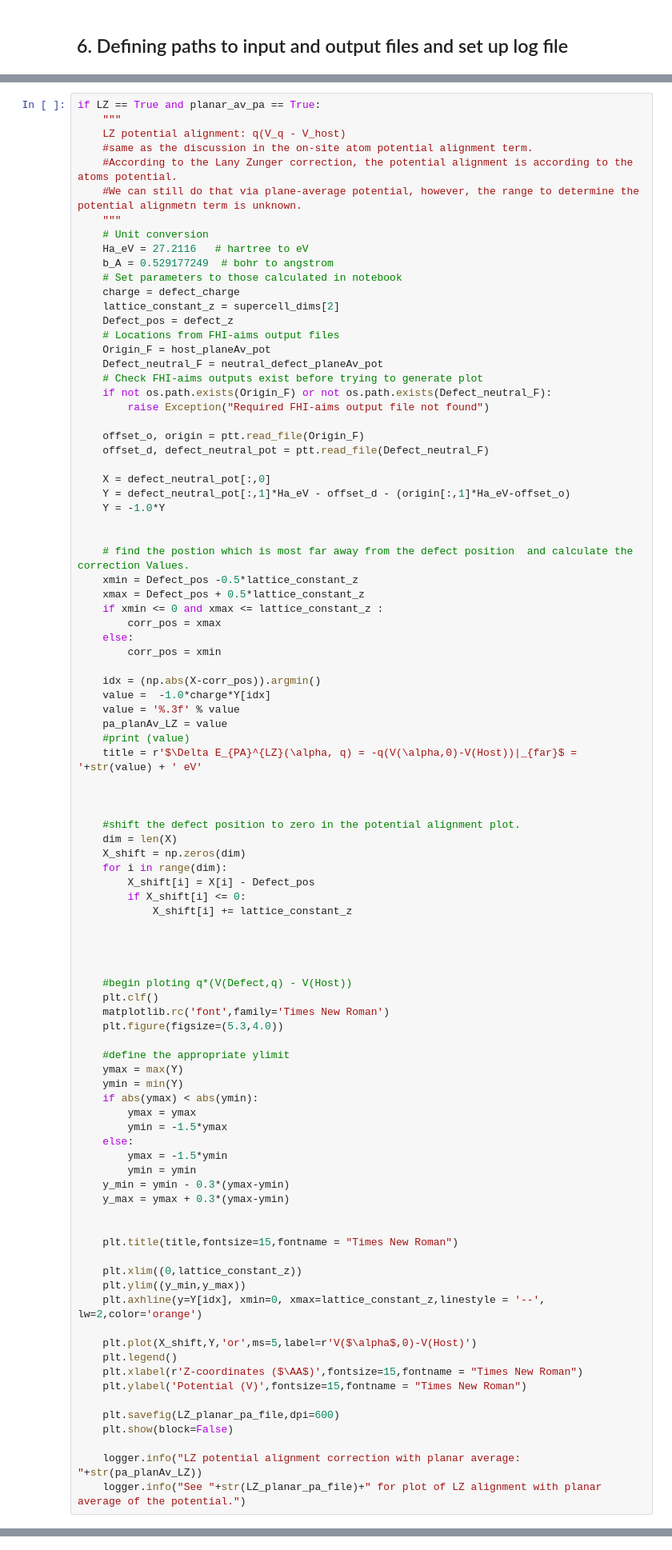
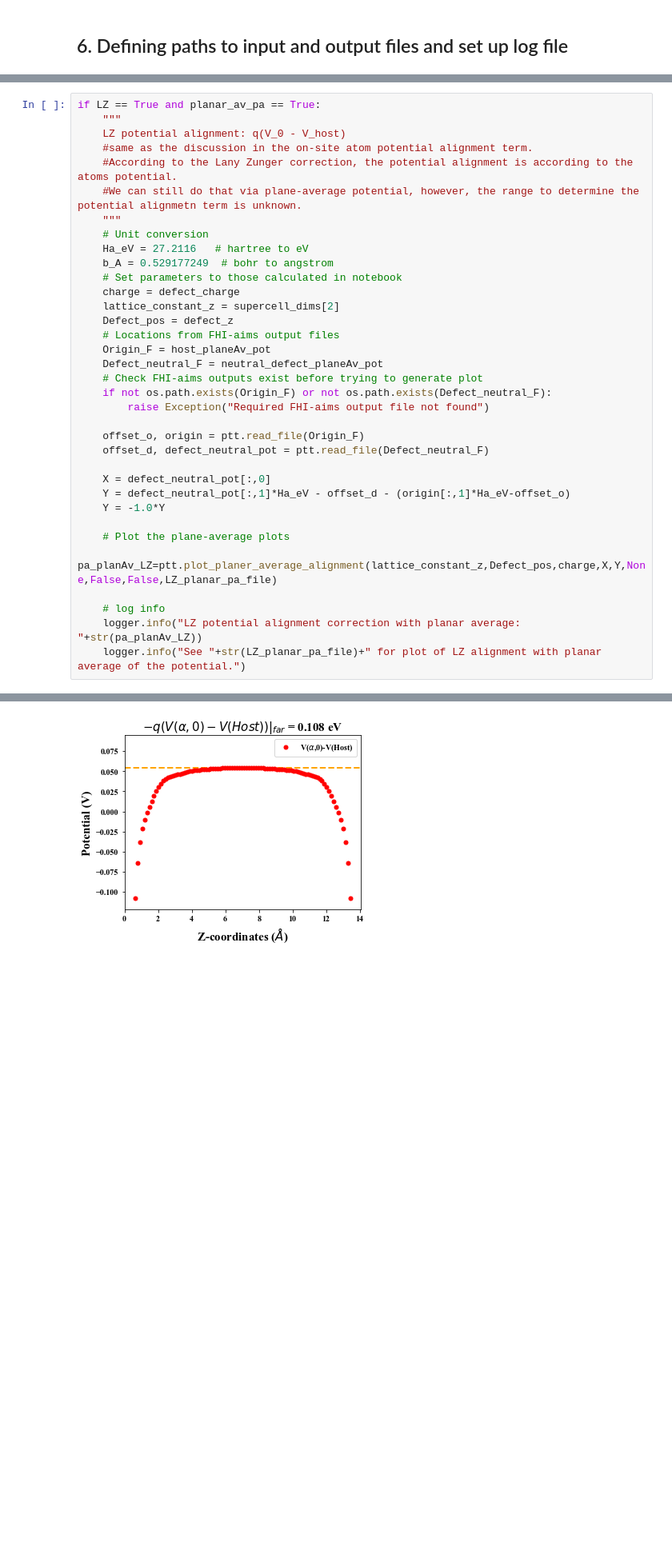
Before and after one commit to skw32/DefectCorrectionsNotebook, a Jupyter notebook: DefectCorrectionsNotebook.ipynb, the cells around one changed output, grey strips where cells are left out. Shown at 80% size. Drawn from its saved outputs; the diff is of its cells as text; blank space fills up the shorter version.

```diff
--- a/DefectCorrectionsNotebook.ipynb
+++ b/DefectCorrectionsNotebook.ipynb
@@ -421,7 +376,7 @@ Here the alignment term for the LZ scheme is obtained by aligning planar average
 # %%
 if LZ == True and planar_av_pa == True:
     """
-    LZ potential alignment: q(V_q - V_host)
+    LZ potential alignment: q(V_0 - V_host)
     #same as the discussion in the on-site atom potential alignment term.
     #According to the Lany Zunger correction, the potential alignment is according to the atoms potential.
     #We can still do that via plane-average potential, however, the range to determine the potential alignmetn term is unknown.
@@ -447,66 +402,10 @@ if LZ == True and planar_av_pa == True:
     Y = defect_neutral_pot[:,1]*Ha_eV - offset_d - (origin[:,1]*Ha_eV-offset_o)
     Y = -1.0*Y
 
+    # Plot the plane-average plots
+    pa_planAv_LZ=ptt.plot_planer_average_alignment(lattice_constant_z,Defect_pos,charge,X,Y,None,False,False,LZ_planar_pa_file)
 
-    # find the postion which is most far away from the defect position  and calculate the correction Values.
-    xmin = Defect_pos -0.5*lattice_constant_z
-    xmax = Defect_pos + 0.5*lattice_constant_z
-    if xmin <= 0 and xmax <= lattice_constant_z :
-        corr_pos = xmax
-    else:
-        corr_pos = xmin
-
-    idx = (np.abs(X-corr_pos)).argmin()
-    value =  -1.0*charge*Y[idx]
-    value = '%.3f' % value
-    pa_planAv_LZ = value
-    #print (value)
-    title = r'$\Delta E_{PA}^{LZ}(\alpha, q) = -q(V(\alpha,0)-V(Host))|_{far}$ = '+str(value) + ' eV'
-
-
-
-    #shift the defect position to zero in the potential alignment plot.
-    dim = len(X)
-    X_shift = np.zeros(dim)
-    for i in range(dim):
-        X_shift[i] = X[i] - Defect_pos
-        if X_shift[i] <= 0:
-            X_shift[i] += lattice_constant_z
-
-
-
-
-    #begin ploting q*(V(Defect,q) - V(Host))
-    plt.clf()
-    matplotlib.rc('font',family='Times New Roman')
-    plt.figure(figsize=(5.3,4.0))
-
-    #define the appropriate ylimit
-    ymax = max(Y)
-    ymin = min(Y)
-    if abs(ymax) < abs(ymin):
-        ymax = ymax
-        ymin = -1.5*ymax
-    else:
-        ymax = -1.5*ymin
-        ymin = ymin
-    y_min = ymin - 0.3*(ymax-ymin)
-    y_max = ymax + 0.3*(ymax-ymin)
-
-
-    plt.title(title,fontsize=15,fontname = "Times New Roman")
-
-    plt.xlim((0,lattice_constant_z))
-    plt.ylim((y_min,y_max))
-    plt.axhline(y=Y[idx], xmin=0, xmax=lattice_constant_z,linestyle = '--', lw=2,color='orange')
-
-    plt.plot(X_shift,Y,'or',ms=5,label=r'V($\alpha$,0)-V(Host)')
-    plt.legend()
-    plt.xlabel(r'Z-coordinates ($\AA$)',fontsize=15,fontname = "Times New Roman")
-    plt.ylabel('Potential (V)',fontsize=15,fontname = "Times New Roman")
-
-    plt.savefig(LZ_planar_pa_file,dpi=600)
-    plt.show(block=False)
-
+    # log info
     logger.info("LZ potential alignment correction with planar average: "+str(pa_planAv_LZ))
     logger.info("See "+str(LZ_planar_pa_file)+" for plot of LZ alignment with planar average of the potential.")
+# %% [output]
@@ -512,0 +413 @@ if LZ == True and planar_av_pa == True:
+[figure, added]
```
Also changed, not shown: parts of 16 cells of this notebook.
